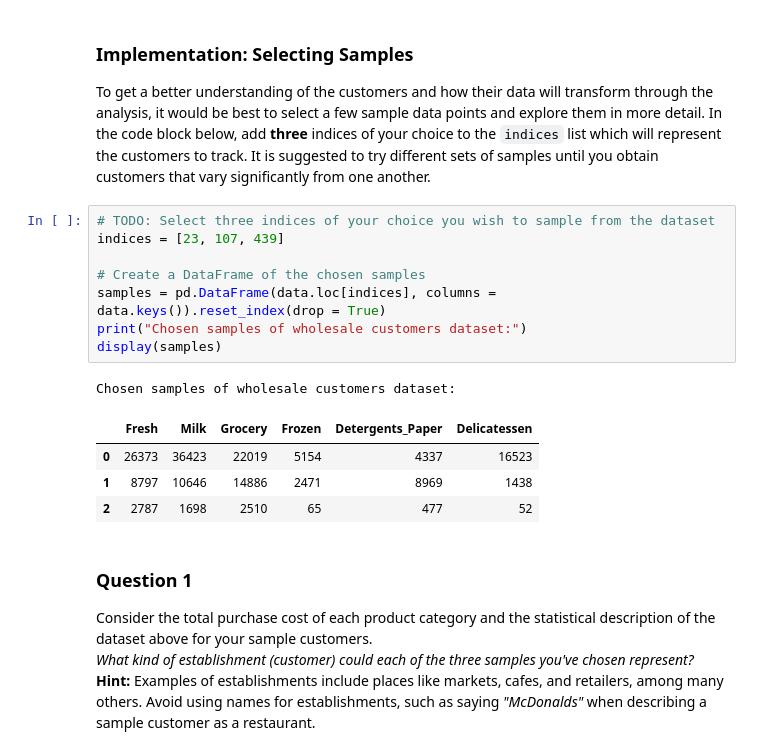
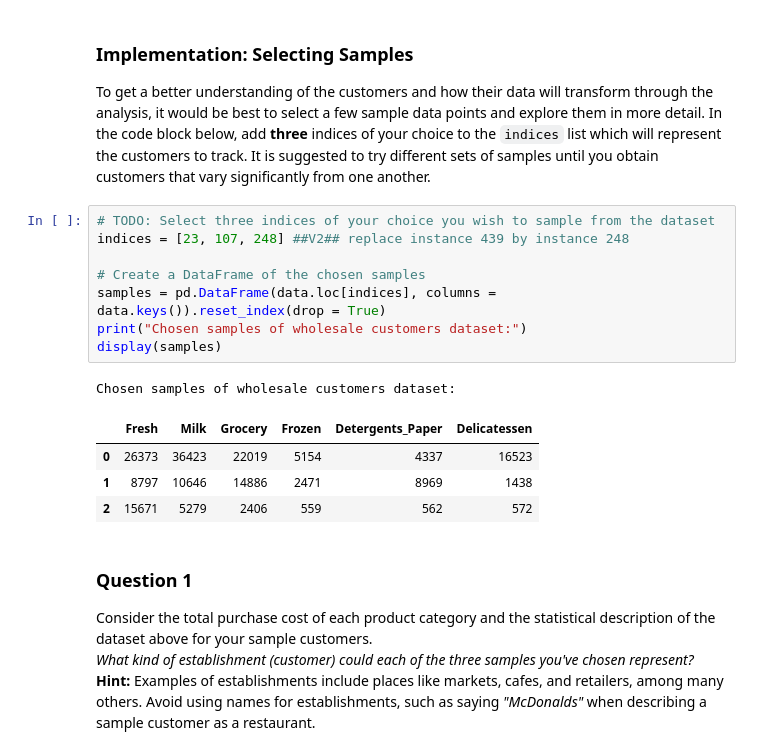
Before and after one commit to wrangel/MLE_customerSegments, a Jupyter notebook: customer_segments.ipynb, the cells around one changed output. Cells and saved outputs as stored; diff of their text form.

```diff
--- a/customer_segments.ipynb
+++ b/customer_segments.ipynb
@@ -57,18 +57,18 @@ display(data.describe())
 To get a better understanding of the customers and how their data will transform through the analysis, it would be best to select a few sample data points and explore them in more detail. In the code block below, add **three** indices of your choice to the `indices` list which will represent the customers to track. It is suggested to try different sets of samples until you obtain customers that vary significantly from one another.
 # %%
 # TODO: Select three indices of your choice you wish to sample from the dataset
-indices = [23, 107, 439]
+indices = [23, 107, 248] ##V2## replace instance 439 by instance 248
 
 # Create a DataFrame of the chosen samples
 samples = pd.DataFrame(data.loc[indices], columns = data.keys()).reset_index(drop = True)
 print("Chosen samples of wholesale customers dataset:")
 display(samples)
 # %% [output]
 Chosen samples of wholesale customers dataset:
 |  | Fresh | Milk | Grocery | Frozen | Detergents_Paper | Delicatessen |
 | 0 | 26373 | 36423 | 22019 | 5154 | 4337 | 16523 |
 | 1 | 8797 | 10646 | 14886 | 2471 | 8969 | 1438 |
-| 2 | 2787 | 1698 | 2510 | 65 | 477 | 52 |
+| 2 | 15671 | 5279 | 2406 | 559 | 562 | 572 |
 # %% [markdown]
 ### Question 1
 Consider the total purchase cost of each product category and the statistical description of the dataset above for your sample customers.
```
Also changed, not shown: parts of 21 cells of this notebook.
